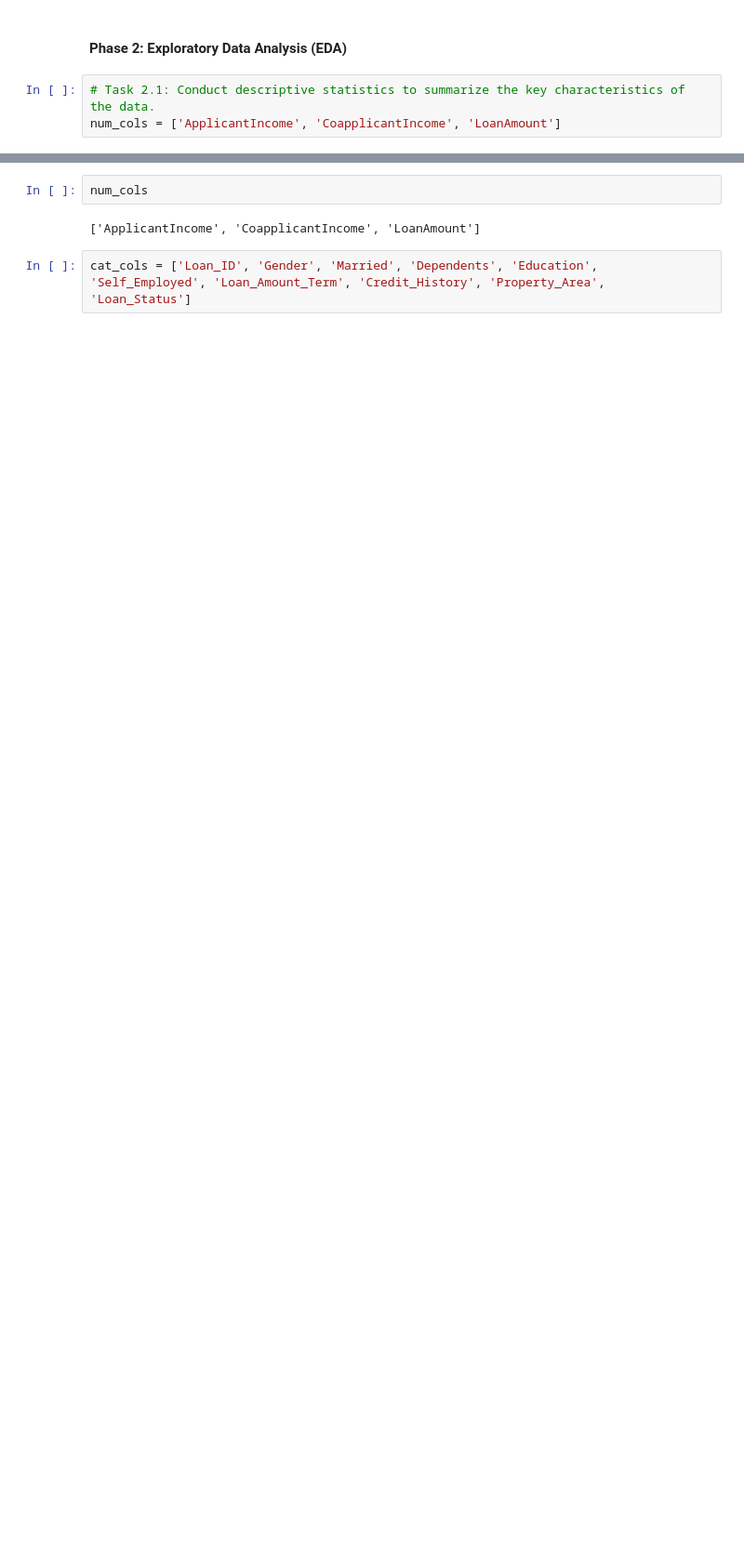
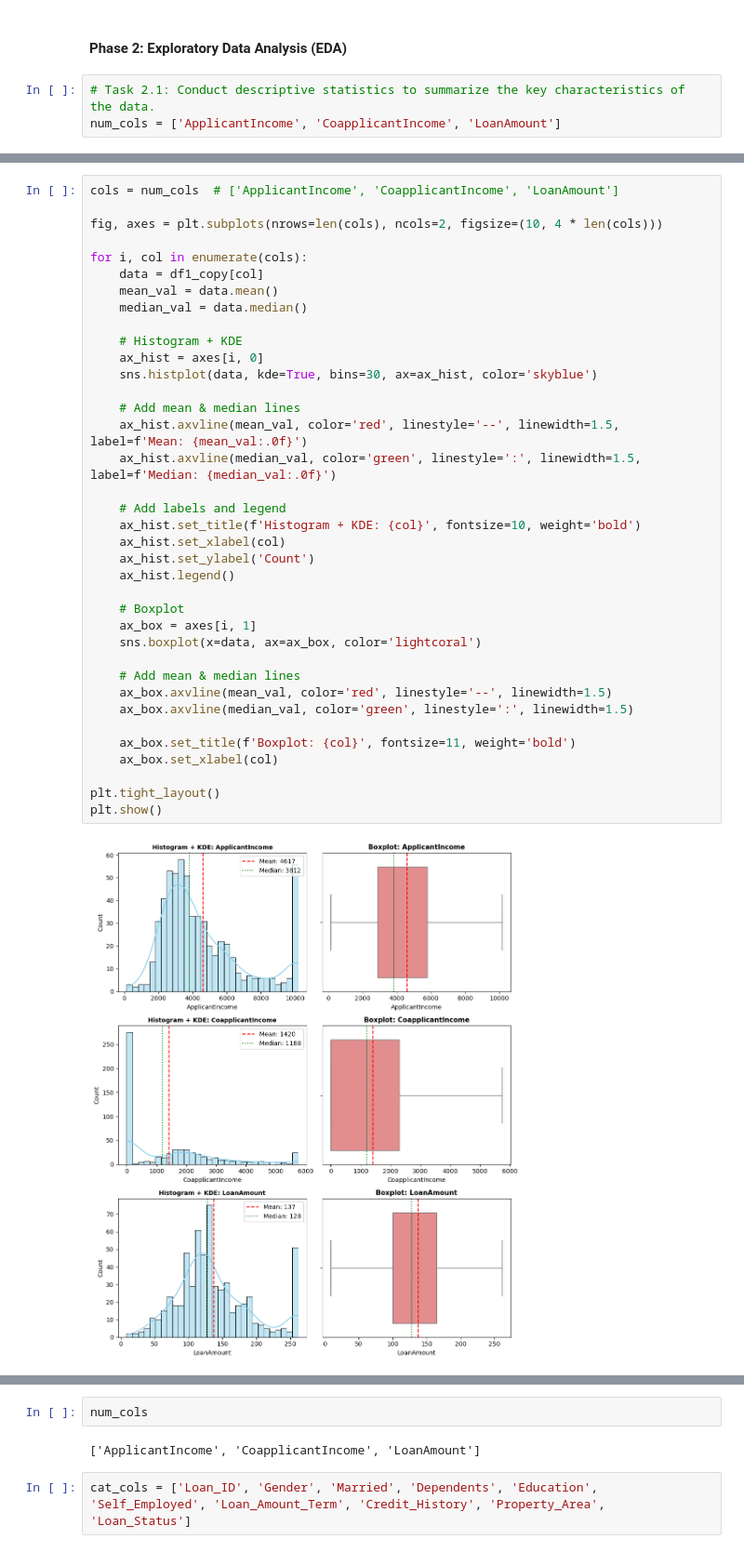
Before and after one commit to RasakOlasunkanmi/my_task, a Jupyter notebook: rasak_olasunkanmi_task25/home_loan.ipynb, the cells around one changed output, grey strips where cells are left out. Shown at 93% size. Saved outputs shown, nothing was run; the diff lists cells and outputs as text; blank space fills up the shorter version.

```diff
--- a/rasak_olasunkanmi_task25/home_loan.ipynb
+++ b/rasak_olasunkanmi_task25/home_loan.ipynb
@@ -580,0 +440,39 @@ plt.show()
+# %%
+cols = num_cols  # ['ApplicantIncome', 'CoapplicantIncome', 'LoanAmount']
+
+fig, axes = plt.subplots(nrows=len(cols), ncols=2, figsize=(10, 4 * len(cols)))
+
+for i, col in enumerate(cols):
+    data = df1_copy[col]
+    mean_val = data.mean()
+    median_val = data.median()
+
+    # Histogram + KDE
+    ax_hist = axes[i, 0]
+    sns.histplot(data, kde=True, bins=30, ax=ax_hist, color='skyblue')
+
+    # Add mean & median lines
+    ax_hist.axvline(mean_val, color='red', linestyle='--', linewidth=1.5, label=f'Mean: {mean_val:.0f}')
+    ax_hist.axvline(median_val, color='green', linestyle=':', linewidth=1.5, label=f'Median: {median_val:.0f}')
+
+    # Add labels and legend
+    ax_hist.set_title(f'Histogram + KDE: {col}', fontsize=10, weight='bold')
+    ax_hist.set_xlabel(col)
+    ax_hist.set_ylabel('Count')
+    ax_hist.legend()
+
+    # Boxplot
+    ax_box = axes[i, 1]
+    sns.boxplot(x=data, ax=ax_box, color='lightcoral')
+
+    # Add mean & median lines
+    ax_box.axvline(mean_val, color='red', linestyle='--', linewidth=1.5)
+    ax_box.axvline(median_val, color='green', linestyle=':', linewidth=1.5)
+
+    ax_box.set_title(f'Boxplot: {col}', fontsize=11, weight='bold')
+    ax_box.set_xlabel(col)
+
+plt.tight_layout()
+plt.show()
+# %% [output]
+[figure, added]
```
Also changed, not shown: parts of 19 cells of this notebook.
